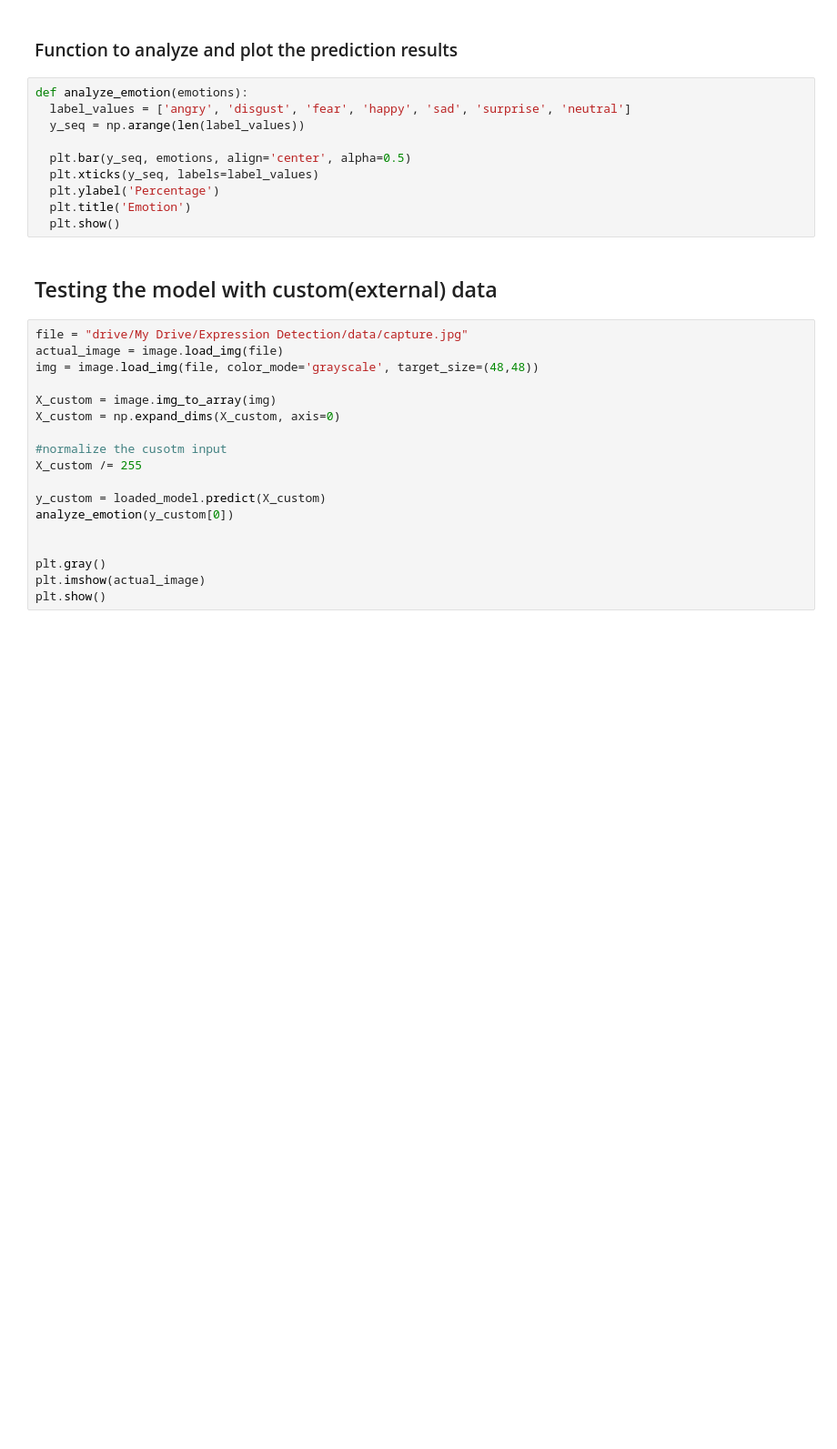
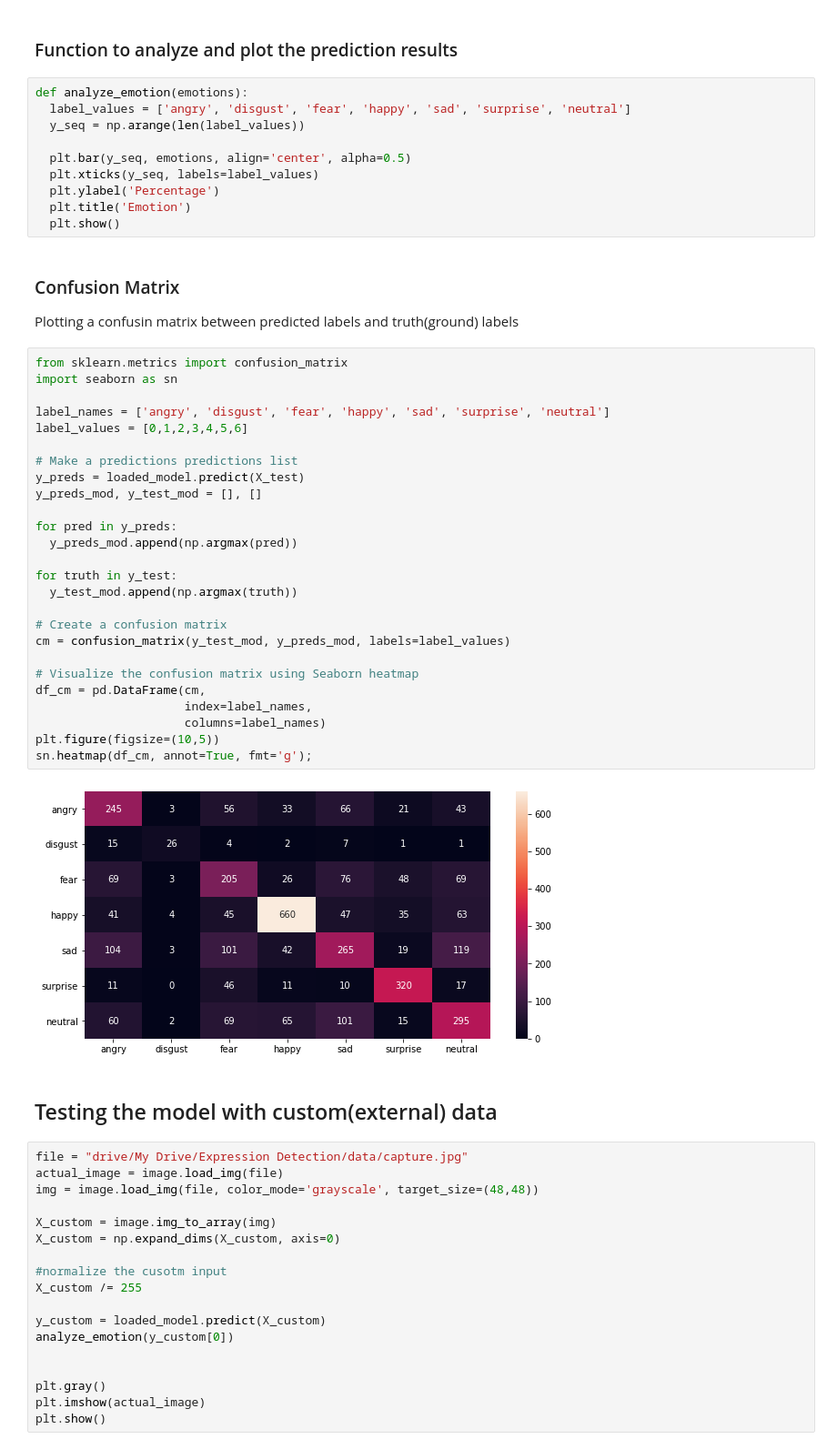
Before and after one commit to BharatKammakatla/Facial-Expression-Detection, a Jupyter notebook: Expression_Detection.ipynb, the cells around one changed output. Shown at 91% size. Saved outputs shown, nothing was run; the diff lists cells and outputs as text; blank space fills up the shorter version.

Commit message:
included confusion matrix

```diff
--- a/Expression_Detection.ipynb
+++ b/Expression_Detection.ipynb
@@ -385,6 +419,38 @@ def analyze_emotion(emotions):
   plt.ylabel('Percentage')
   plt.title('Emotion')
   plt.show()
+# %% [markdown]
+### Confusion Matrix
+
+Plotting a confusin matrix between predicted labels and truth(ground) labels
+# %%
+from sklearn.metrics import confusion_matrix
+import seaborn as sn
+
+label_names = ['angry', 'disgust', 'fear', 'happy', 'sad', 'surprise', 'neutral']
+label_values = [0,1,2,3,4,5,6]
+
+# Make a predictions predictions list
+y_preds = loaded_model.predict(X_test)
+y_preds_mod, y_test_mod = [], []
+
+for pred in y_preds:
+  y_preds_mod.append(np.argmax(pred))
+
+for truth in y_test:
+  y_test_mod.append(np.argmax(truth))
+
+# Create a confusion matrix
+cm = confusion_matrix(y_test_mod, y_preds_mod, labels=label_values)
+
+# Visualize the confusion matrix using Seaborn heatmap
+df_cm = pd.DataFrame(cm,
+                     index=label_names,
+                     columns=label_names)
+plt.figure(figsize=(10,5))
+sn.heatmap(df_cm, annot=True, fmt='g');
+# %% [output]
+[figure, added]
 # %% [markdown]
 ## Testing the model with custom(external) data
 # %%
```
Also changed, not shown: parts of 21 cells of this notebook, 1 other file.
